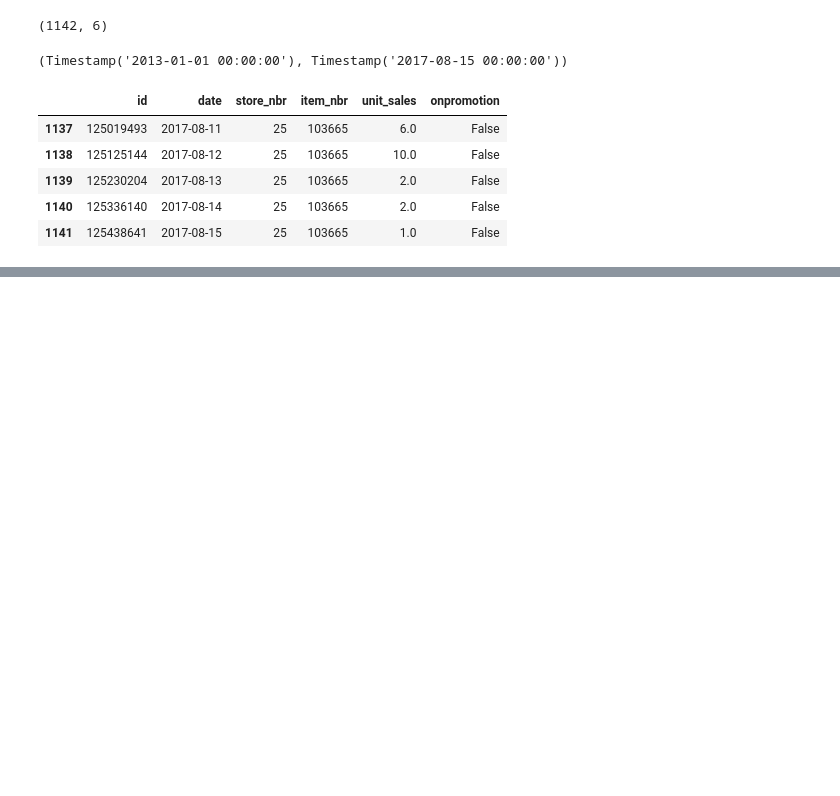
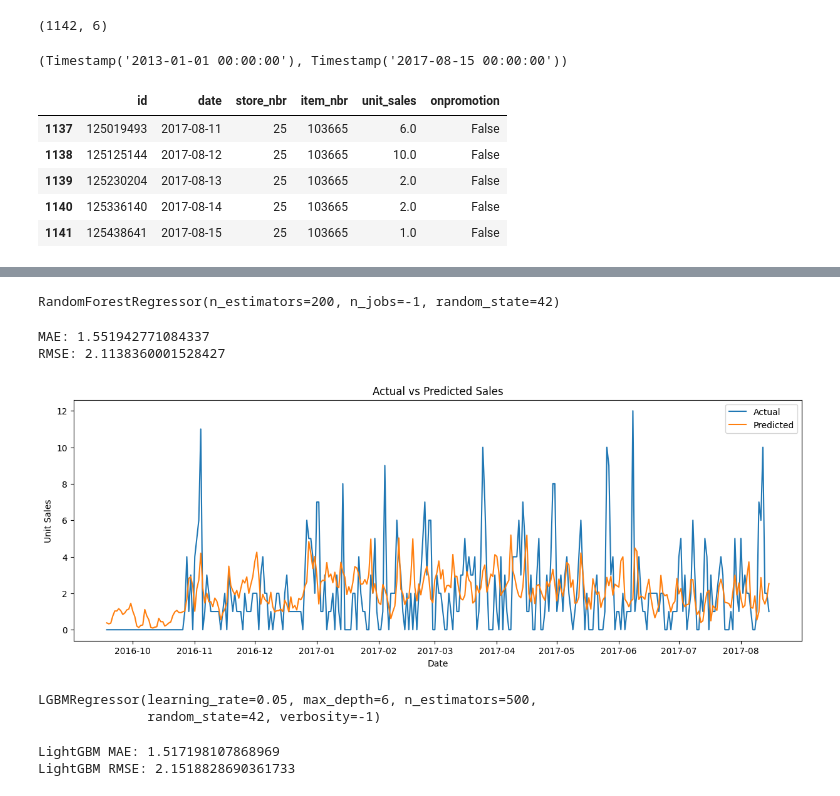
Before and after one commit to DeepakThakur10/demand-forecasting-inventory, a Jupyter notebook: notebooks/01_data_understanding.ipynb, the cells around one changed output, grey strips where cells are left out. Saved outputs shown, nothing was run; the diff lists cells and outputs as text; code cells hidden in the pictures; blank space fills up the shorter version.

```diff
--- a/notebooks/01_data_understanding.ipynb
+++ b/notebooks/01_data_understanding.ipynb
@@ -116,0 +439,2 @@ product_sales.tail()
+# %%
+model_data = daily_sales.dropna().copy()
@@ -116,0 +503,6 @@ product_sales.tail()
+# %%
+X_train = train_data[features]
+y_train = train_data["unit_sales"]
+
+X_test = test_data[features]
+y_test = test_data["unit_sales"]
@@ -116,0 +513,44 @@ product_sales.tail()
+# %%
+model = RandomForestRegressor(
+    n_estimators=200,
+    random_state=42,
+    n_jobs=-1
+)
+
+model.fit(X_train, y_train)
+# %% [output]
+RandomForestRegressor(n_estimators=200, n_jobs=-1, random_state=42)
+# %%
+y_pred = model.predict(X_test)
+# %%
+mae = mean_absolute_error(y_test, y_pred)
+rmse = np.sqrt(mean_squared_error(y_test, y_pred))
+
+print("MAE:", mae)
+print("RMSE:", rmse)
+# %% [output]
+MAE: 1.551942771084337
+RMSE: 2.1138360001528427
+# %%
+plt.figure(figsize=(15, 5))
+
+plt.plot(
+    y_test.index,
+    y_test.values,
+    label="Actual"
+)
+
+plt.plot(
+    y_test.index,
+    y_pred,
+    label="Predicted"
+)
+
+plt.title("Actual vs Predicted Sales")
+plt.xlabel("Date")
+plt.ylabel("Unit Sales")
+plt.legend()
+
+plt.show()
+# %% [output]
+[figure, added]
@@ -116,0 +559,14 @@ product_sales.tail()
+# %%
+lgb_model = LGBMRegressor(
+    n_estimators=500,
+    learning_rate=0.05,
+    max_depth=6,
+    num_leaves=31,
+    random_state=42,
+    verbosity=-1
+)
+
+lgb_model.fit(X_train, y_train)
+# %% [output]
+LGBMRegressor(learning_rate=0.05, max_depth=6, n_estimators=500,
+              random_state=42, verbosity=-1)
@@ -116,0 +575,9 @@ product_sales.tail()
+# %%
+lgb_mae = mean_absolute_error(y_test, lgb_pred)
+lgb_rmse = np.sqrt(mean_squared_error(y_test, lgb_pred))
+
+print("LightGBM MAE:", lgb_mae)
+print("LightGBM RMSE:", lgb_rmse)
+# %% [output]
+LightGBM MAE: 1.517198107868969
+LightGBM RMSE: 2.1518828690361733
```
Also changed, not shown: parts of 55 cells of this notebook, 2 other files.
